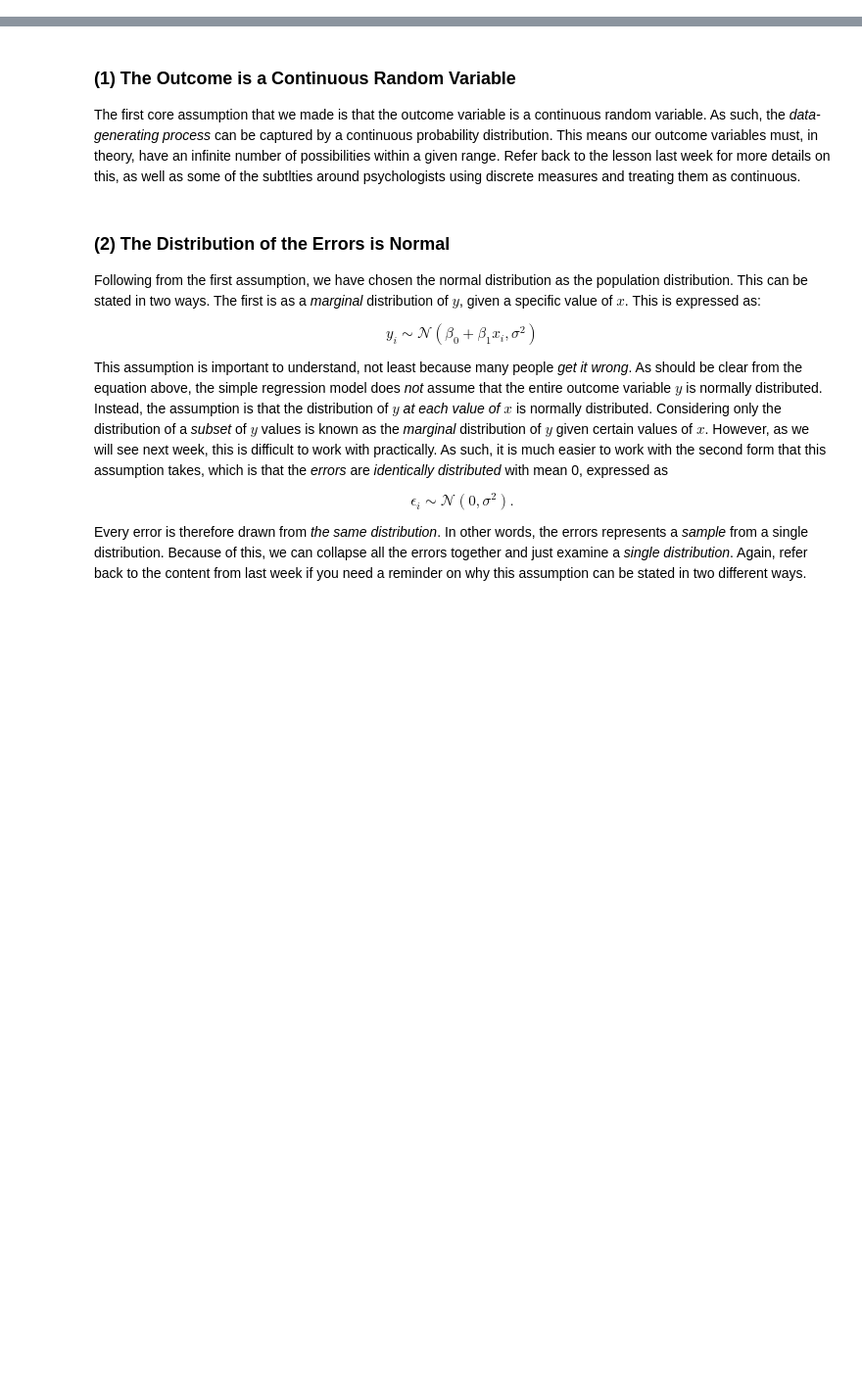
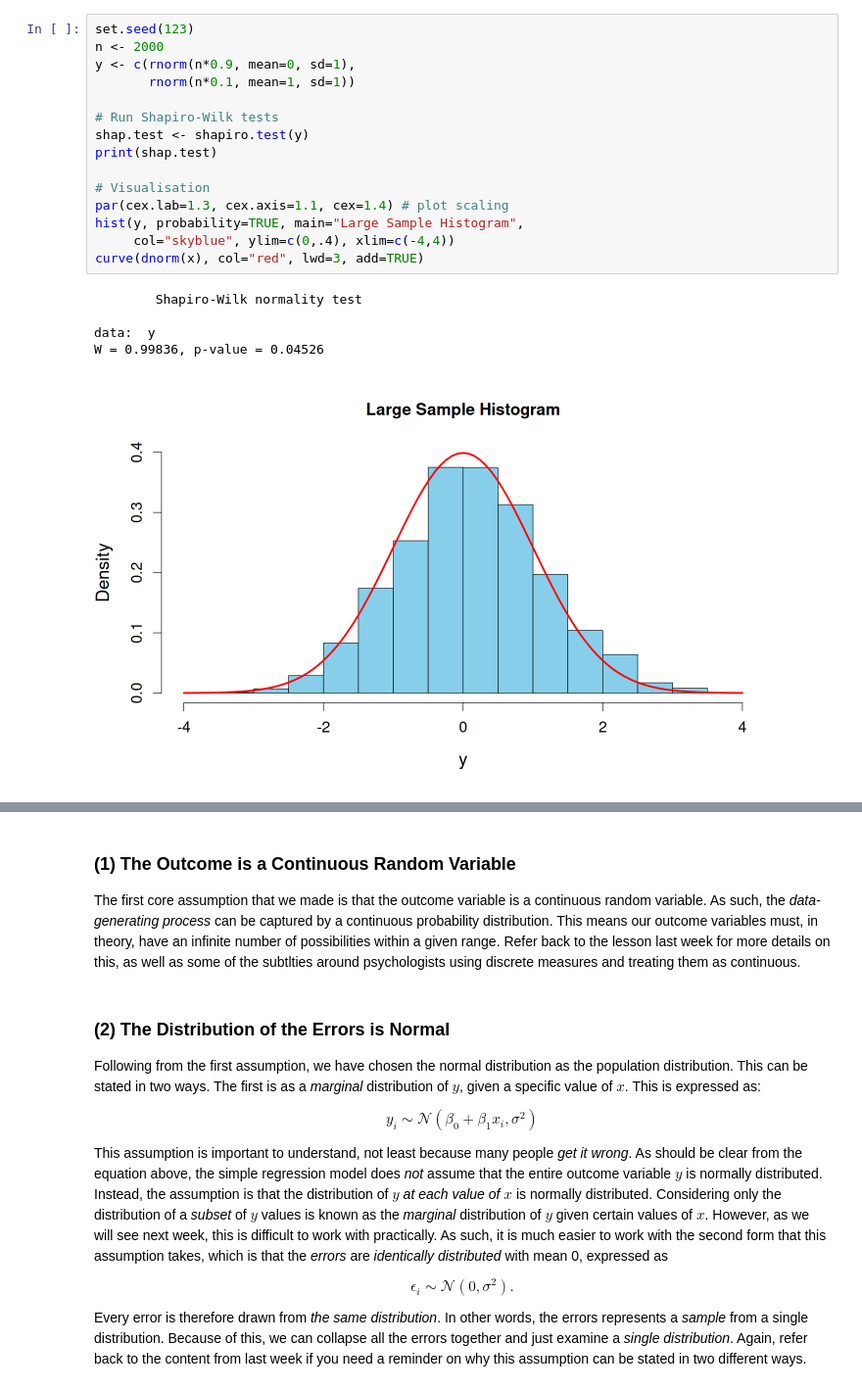
Before and after one commit to PCHN63101-Advanced-Data-Skills/Assumptions-Diagnostics-Transforms, a Jupyter notebook: _build/jupyter_execute/2.checking-assumptions.ipynb, the cells around one changed output, grey strips where cells are left out. Shown: that part at 98% size. Drawn from its saved outputs; the diff is of its cells as text; blank space fills up the shorter version.

```diff
--- a/_build/jupyter_execute/2.checking-assumptions.ipynb
+++ b/_build/jupyter_execute/2.checking-assumptions.ipynb
@@ -3,0 +45,21 @@
+# %%
+set.seed(123)
+n <- 2000
+y <- c(rnorm(n*0.9, mean=0, sd=1),
+       rnorm(n*0.1, mean=1, sd=1))
+
+# Run Shapiro-Wilk tests
+shap.test <- shapiro.test(y)
+print(shap.test)
+
+# Visualisation
+par(cex.lab=1.3, cex.axis=1.1, cex=1.4) # plot scaling
+hist(y, probability=TRUE, main="Large Sample Histogram",
+     col="skyblue", ylim=c(0,.4), xlim=c(-4,4))
+curve(dnorm(x), col="red", lwd=3, add=TRUE)
+# %% [output]
+        Shapiro-Wilk normality test
+
+data:  y
+W = 0.99836, p-value = 0.04526
+[figure, added]
```
Also changed, not shown: parts of 11 cells of this notebook, 18 other files.
